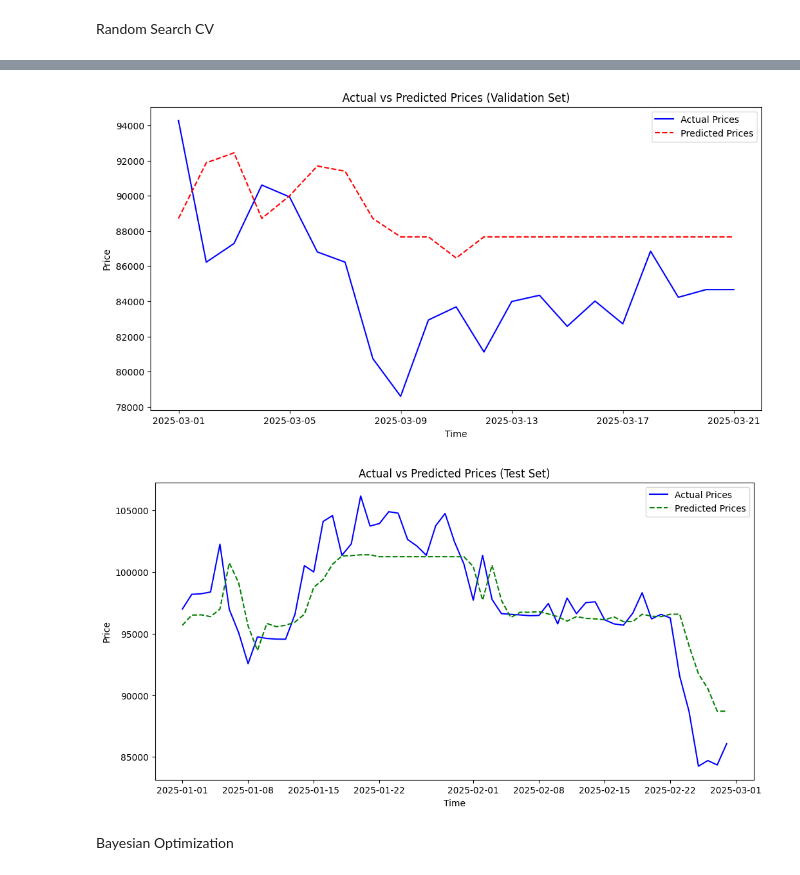
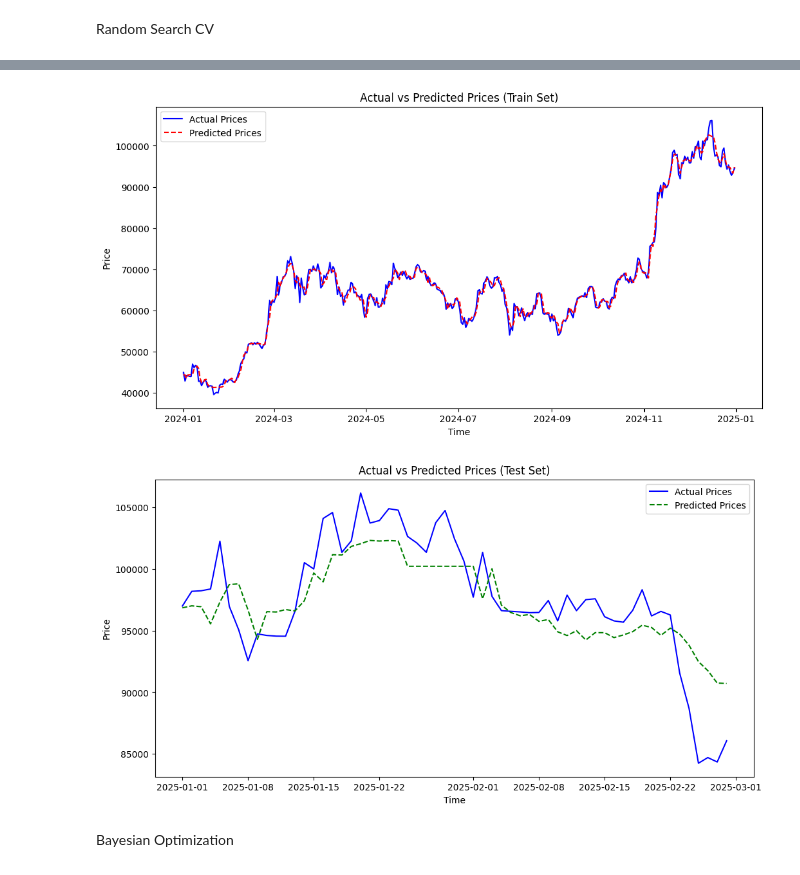
Before and after one commit to alyssa-tsh/CryptoMine, a Jupyter notebook: model.ipynb, the cells around one changed output, grey strips where cells are left out. Saved outputs shown, nothing was run; the diff lists cells and outputs as text; code cells hidden in the pictures.

```diff
--- a/model.ipynb
+++ b/model.ipynb
@@ -126,8 +141,8 @@ def calculate_technical_indicators(data):
     data['MACD'] = macd.macd()
     data['MACD_signal'] = macd.macd_signal()
     data['MACD_hist'] = macd.macd_diff()
-    # data['OBV'] = OnBalanceVolumeIndicator(data['close'], data['volume']).on_balance_volume()
-    # data['MFI'] = money_flow_index(data['high'], data['low'], data['close'], data['volume'], window=14)
+    data['OBV'] = OnBalanceVolumeIndicator(data['close'], data['volume']).on_balance_volume()
+    data['MFI_10'] = money_flow_index(data['high'], data['low'], data['close'], data['volume'], window=10)
     # data['ATR'] = AverageTrueRange(data['high'], data['low'], data['close'], window=14).average_true_range()
     # bands = BollingerBands(data['close'], window=20, window_dev = 2)
     # data['upper_band'] = bands.bollinger_hband()
@@ -286,7 +302,7 @@ Index(['timestamp', 'open', 'high', 'low', 'close', 'volume', 'SMA_5',
 # %%
 data = btc_data
 # Features and target
-features = ['open', 'high', 'low', 'close', 'volume', 'SMA_5', 'SMA_10', 'SMA_15', 'SMA_30', 'EMA_9', 'MACD', 'MACD_signal', 'RSI', 'close_lag_1', 'close_lag_2']
+features = ['open', 'high', 'low', 'close', 'volume', 'SMA_5', 'SMA_10', 'SMA_15', 'SMA_30', 'EMA_9', 'MACD', 'MACD_signal', 'OBV', 'MFI_10', 'RSI', 'ATR' , 'close_lag_1', 'close_lag_2']
 targets = ['close_1_ahead', 'close_2_ahead', 'close_5_ahead', 'close_10_ahead', 'close_20_ahead', 'close_30_ahead', 'return_1']
 
 #define date range correctly
@@ -296,20 +312,19 @@ test_end_date = pd.to_datetime('2025-03-01')
 # Split the data
 train_data = data[data['timestamp'] < train_end_date]
 test_data = data[(data['timestamp'] >= train_end_date) & (data['timestamp'] < test_end_date)]
-val_data = data[data['timestamp'] >= test_end_date]
+
 
 # Split into X & y
 X_train = train_data[features]
 X_test = test_data[features]
-X_val = val_data[features]
+
 
 y_train = train_data[targets]
 y_test = test_data[targets]
-y_val = val_data[targets]
+
 
 print(f"Train data: {train_data['timestamp'].min()} to {train_data['timestamp'].max()}")
 print(f"Test data: {test_data['timestamp'].min()} to {test_data['timestamp'].max()}")
-print(f"Validation data: {val_data['timestamp'].min()} to {val_data['timestamp'].max()}")
 # %% [output]
 Train data: 2024-01-01 00:00:00 to 2024-12-31 00:00:00
 Test data: 2025-01-01 00:00:00 to 2025-02-28 00:00:00
@@ -498,10 +538,10 @@ Test MSE: 7384659.797183605
 # %%
-def line_plot(val_pred, test_pred):
+def line_plot(train_pred, test_pred, target_var):
     #Visualizing random search results
     plt.figure(figsize=(12, 6))
-    plt.plot(val_data['timestamp'], y_val['close_1_ahead'], label='Actual Prices', color='blue')
-    plt.plot(val_data['timestamp'], val_pred, label='Predicted Prices', color='red', linestyle='--')
-    plt.title("Actual vs Predicted Prices (Validation Set)")
+    plt.plot(train_data['timestamp'], y_train[target_var], label='Actual Prices', color='blue')
+    plt.plot(train_data['timestamp'], train_pred, label='Predicted Prices', color='red', linestyle='--')
+    plt.title("Actual vs Predicted Prices (Train Set)")
     plt.xlabel("Time")
     plt.ylabel("Price")
     plt.legend()
@@ -509,7 +549,7 @@ def line_plot(val_pred, test_pred):
 
     # Plot for test set
     plt.figure(figsize=(12, 6))
-    plt.plot(test_data['timestamp'], y_test['close_1_ahead'], label='Actual Prices', color='blue')
+    plt.plot(test_data['timestamp'], y_test[target_var], label='Actual Prices', color='blue')
     plt.plot(test_data['timestamp'], test_pred, label='Predicted Prices', color='green', linestyle='--')
     plt.title("Actual vs Predicted Prices (Test Set)")
     plt.xlabel("Time")
@@ -520,7 +560,7 @@ def line_plot(val_pred, test_pred):
 
 
 def residual_plot(val_pred, test_pred):
-    val_residuals = val_data[targets[0]] - val_pred
+    val_residuals = y_train[targets[0]] - val_pred
     test_residuals = test_data[targets[0]] - test_pred
     # Plot residuals for validation set
     plt.figure(figsize=(12, 6))
@@ -540,11 +580,13 @@ def residual_plot(val_pred, test_pred):
     plt.ylabel("Residuals (Actual - Predicted)")
     plt.show()
 #residual_plot()
+
+# def mse_plot(train_mse, test_mse)
 # %%
-line_plot(val_predictions_rs, test_predictions_rs)
+line_plot(train_predictions_rs, test_predictions_rs, 'close_1_ahead')
 # %% [output]
-[figure, old version]
+[figure, new version]
-[figure, old version]
+[figure, new version]
 # %% [markdown]
 Bayesian Optimization
 # %%
```
Also changed, not shown: parts of 16 cells of this notebook.
